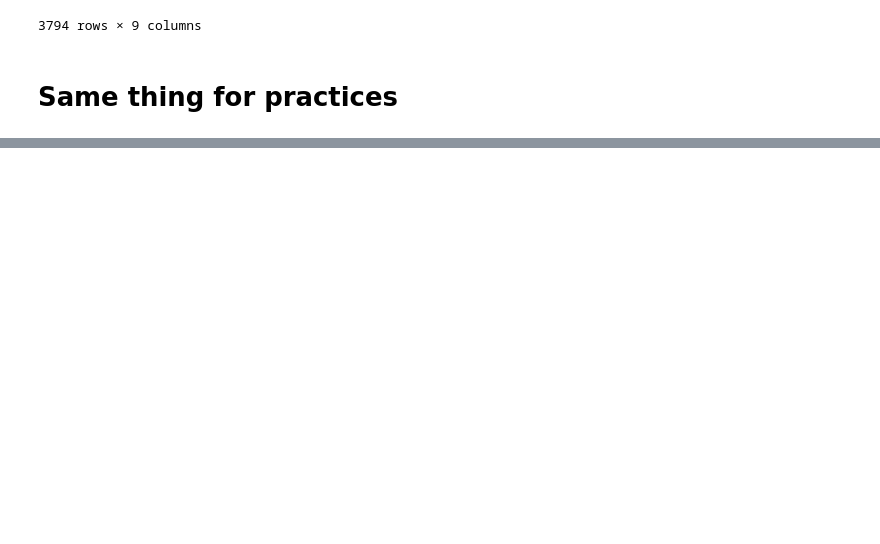
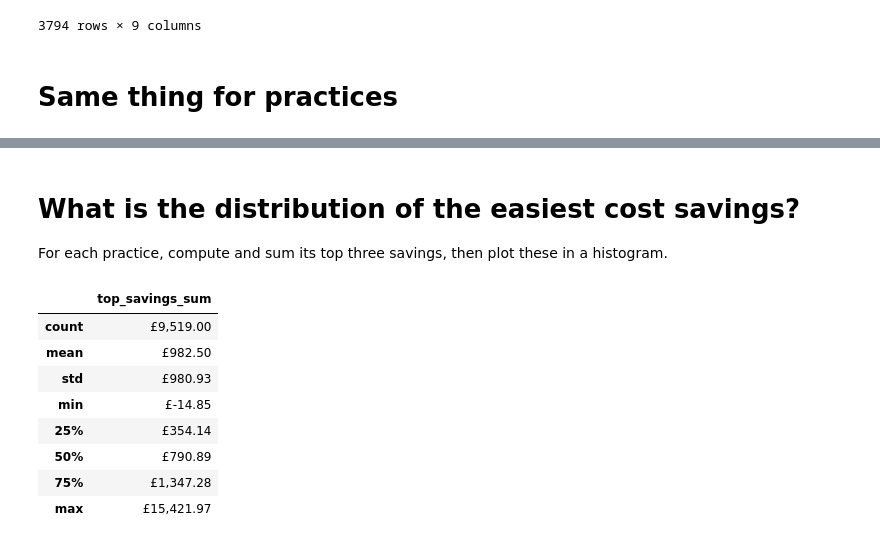
Before and after one commit to ebmdatalab/price-per-dose, a Jupyter notebook: Price per dose.ipynb, the cells around one changed output, grey strips where cells are left out. Drawn from its saved outputs; the diff is of its cells as text; code cells hidden in the pictures; blank space fills up the shorter version.

```diff
--- a/Price per dose.ipynb
+++ b/Price per dose.ipynb
@@ -115,3 +115,7 @@ top_1000_practice.head()
 # %%
 
 top_1000_practice.to_csv("practices-%s.csv" % month)
+# %% [markdown]
+# What is the distribution of the easiest cost savings?
+
+For each practice, compute and sum its top three savings, then plot these in a histogram.
@@ -117,0 +124,12 @@ top_1000_practice.to_csv("practices-%s.csv" % month)
+# %%
+df3.describe()
+# %% [output]
+|  | top_savings_sum |
+| count | £9,519.00 |
+| mean | £982.50 |
+| std | £980.93 |
+| min | £-14.85 |
+| 25% | £354.14 |
+| 50% | £790.89 |
+| 75% | £1,347.28 |
+| max | £15,421.97 |
```
Also changed, not shown: parts of 3 cells of this notebook, 1 other file.
